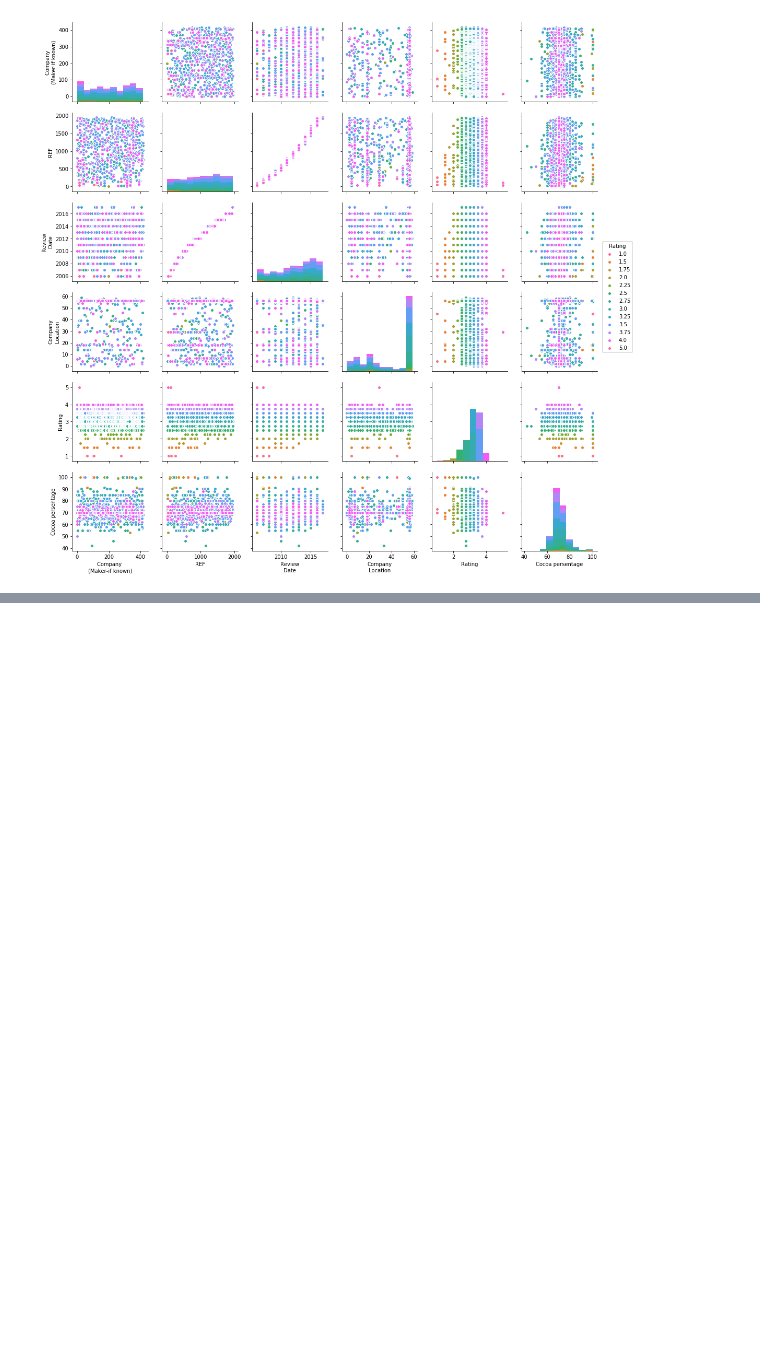
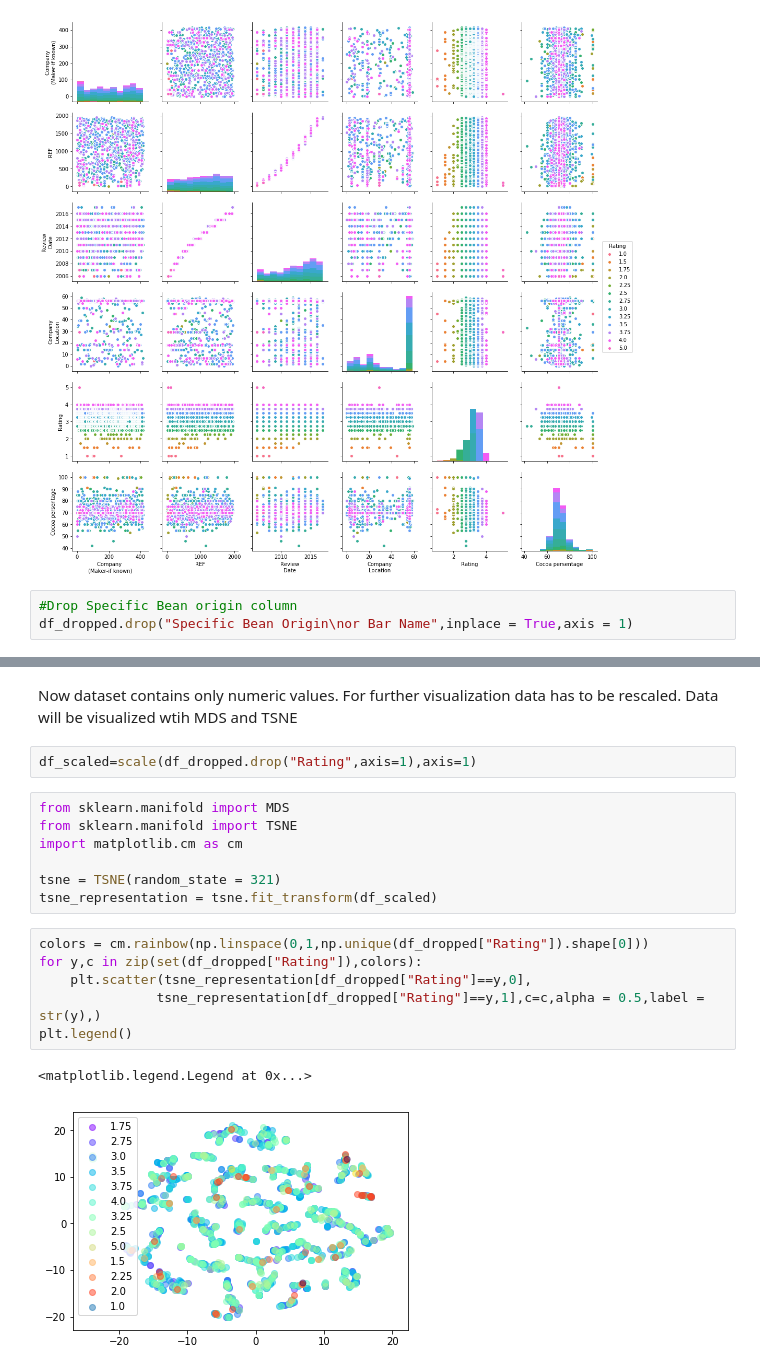
Before and after one commit to AbramovAV/Machine-learning-projects, a Jupyter notebook: Analyzing chocolate rating.ipynb, the cells around one changed output, grey strips where cells are left out. Saved outputs shown, nothing was run; the diff lists cells and outputs as text; blank space fills up the shorter version.

Commit message:
Added MSD and TSNE visualization

```diff
--- a/Analyzing chocolate rating.ipynb
+++ b/Analyzing chocolate rating.ipynb
@@ -143,3 +144,6 @@ sns.pairplot(df_dropped,hue = 'Rating')
 # %% [output]
 <seaborn.axisgrid.PairGrid at 0x...>
 [figure]
+# %%
+#Drop Specific Bean origin column
+df_dropped.drop("Specific Bean Origin\nor Bar Name",inplace = True,axis = 1)
@@ -145,0 +164,20 @@ sns.pairplot(df_dropped,hue = 'Rating')
+# %% [markdown]
+Now dataset contains only numeric values. For further visualization data has to be rescaled. Data will be visualized wtih MDS and TSNE
+# %%
+df_scaled=scale(df_dropped.drop("Rating",axis=1),axis=1)
+# %%
+from sklearn.manifold import MDS
+from sklearn.manifold import TSNE
+import matplotlib.cm as cm
+
+tsne = TSNE(random_state = 321)
+tsne_representation = tsne.fit_transform(df_scaled)
+# %%
+colors = cm.rainbow(np.linspace(0,1,np.unique(df_dropped["Rating"]).shape[0]))
+for y,c in zip(set(df_dropped["Rating"]),colors):
+    plt.scatter(tsne_representation[df_dropped["Rating"]==y,0],
+               tsne_representation[df_dropped["Rating"]==y,1],c=c,alpha = 0.5,label = str(y),)
+plt.legend()
+# %% [output]
+<matplotlib.legend.Legend at 0x...>
+[figure, added]
```
Also changed, not shown: parts of 4 cells of this notebook.
